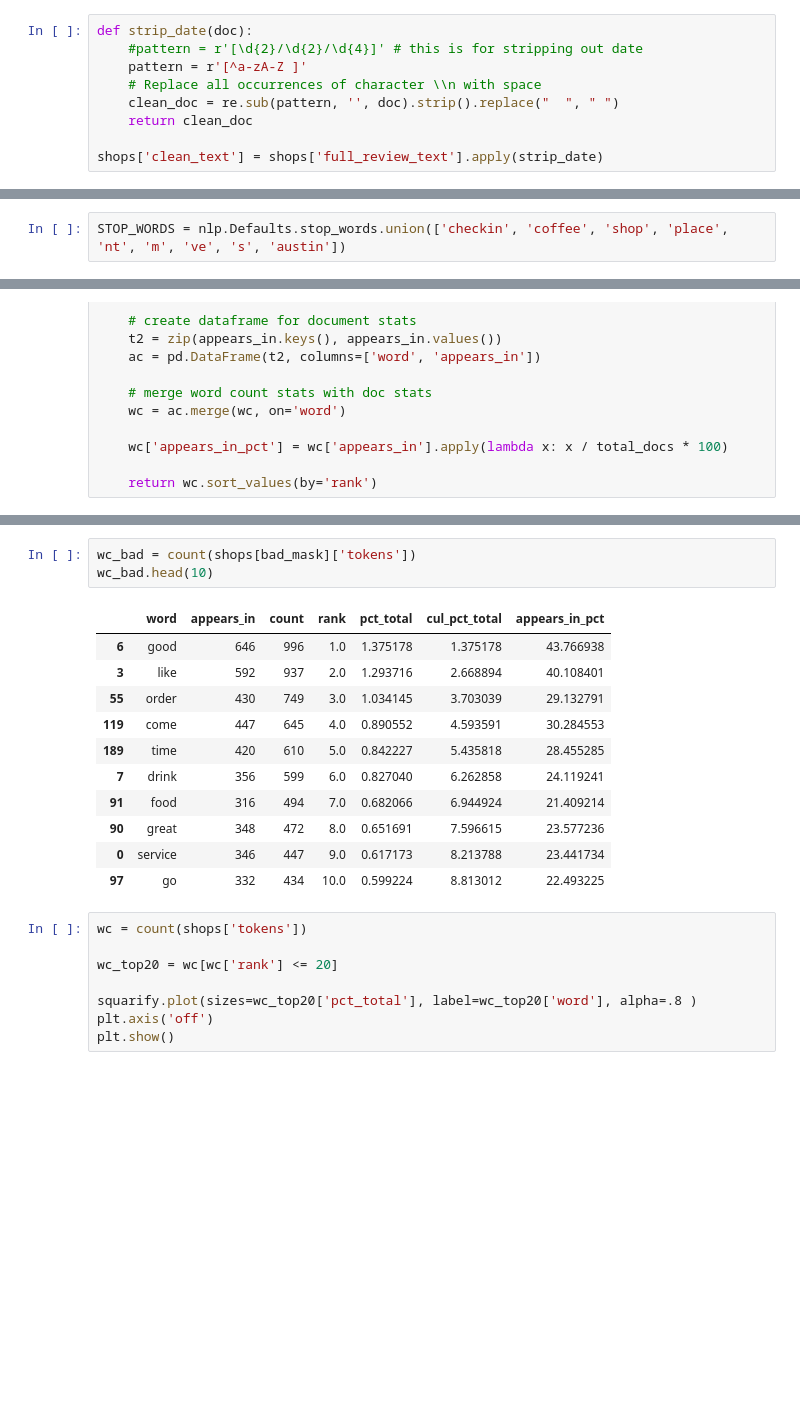
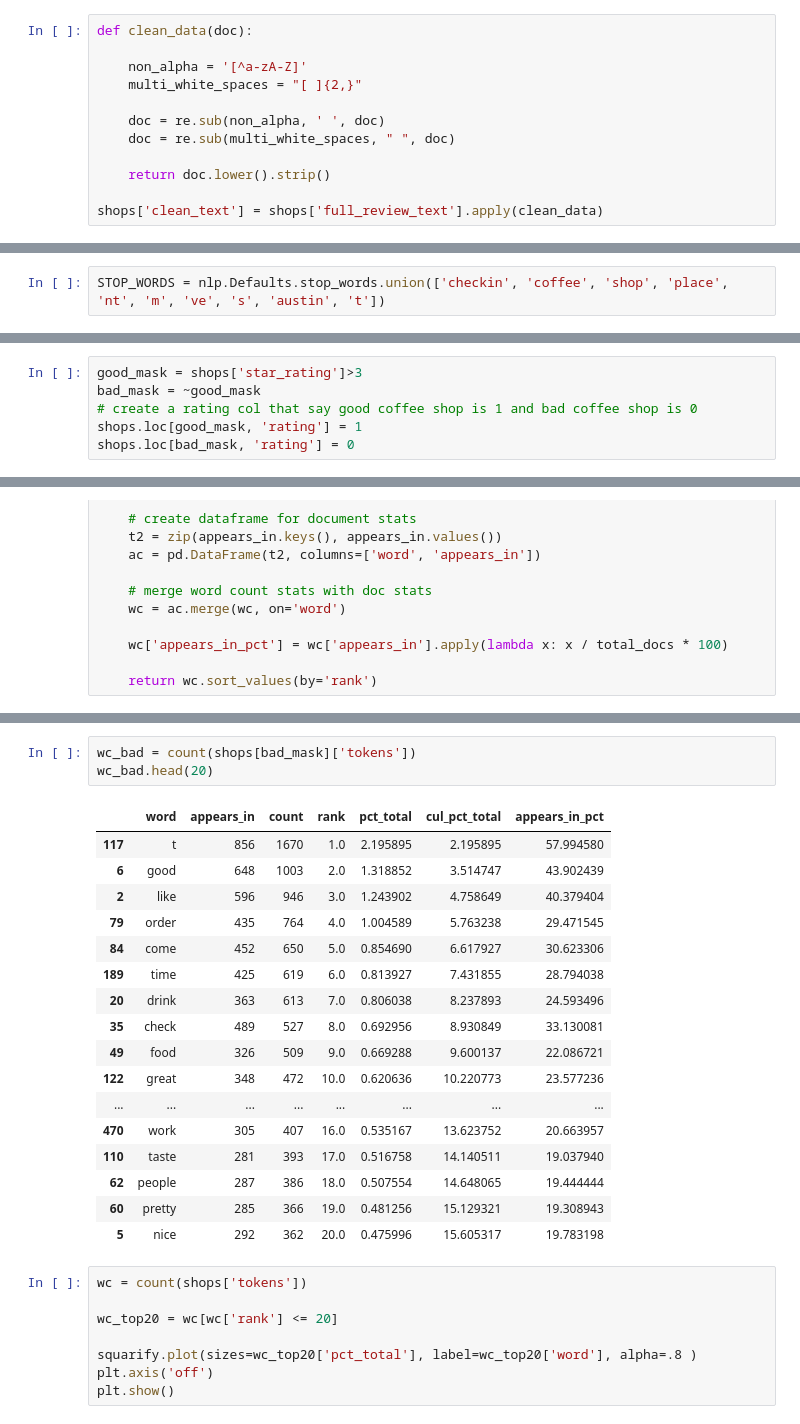
Before and after one commit to minh14496/DS-Unit-4-Sprint-1-NLP, a Jupyter notebook: module1-text-data/LS_DS_411_Text_Data_Assignment.ipynb, the cells around one changed output, grey strips where cells are left out. Saved outputs shown, nothing was run; the diff lists cells and outputs as text; blank space fills up the shorter version.

```diff
--- a/module1-text-data/LS_DS_411_Text_Data_Assignment.ipynb
+++ b/module1-text-data/LS_DS_411_Text_Data_Assignment.ipynb
@@ -66,15 +56,18 @@ True      100
 Name: coffee_shop_name, dtype: int64
 # %%
 shops['star_rating'] = shops['star_rating'].apply(lambda x: float(x[:4].strip()))
-# %%
-def strip_date(doc):
-    #pattern = r'[\d{2}/\d{2}/\d{4}]' # this is for stripping out date
-    pattern = r'[^a-zA-Z ]'
-    # Replace all occurrences of character \\n with space
-    clean_doc = re.sub(pattern, '', doc).strip().replace("  ", " ")
-    return clean_doc
-
-shops['clean_text'] = shops['full_review_text'].apply(strip_date)
+# %%
+def clean_data(doc):
+
+    non_alpha = '[^a-zA-Z]'
+    multi_white_spaces = "[ ]{2,}"
+
+    doc = re.sub(non_alpha, ' ', doc)
+    doc = re.sub(multi_white_spaces, " ", doc)
+
+    return doc.lower().strip()
+
+shops['clean_text'] = shops['full_review_text'].apply(clean_data)
 # %%
 shops.head()
 # %% [output]
@@ -87,5 +80,5 @@ shops.head()
 # %%
-STOP_WORDS = nlp.Defaults.stop_words.union(['checkin', 'coffee', 'shop', 'place', 'nt', 'm', 've', 's', 'austin'])
+STOP_WORDS = nlp.Defaults.stop_words.union(['checkin', 'coffee', 'shop', 'place', 'nt', 'm', 've', 's', 'austin', 't'])
 # %%
 # nested list that stores all tokens from all docs
 tokens = []
@@ -117,3 +109,9 @@ bad_mask = ~good_mask
+# %%
+good_mask = shops['star_rating']>3
+bad_mask = ~good_mask
+# create a rating col that say good coffee shop is 1 and bad coffee shop is 0
+shops.loc[good_mask, 'rating'] = 1
+shops.loc[bad_mask, 'rating'] = 0
 # %%
 def count(tokens):
     """
@@ -176,18 +180,24 @@ wc_good.head(10)
 # %%
 wc_bad = count(shops[bad_mask]['tokens'])
-wc_bad.head(10)
+wc_bad.head(20)
 # %% [output]
 |  | word | appears_in | count | rank | pct_total | cul_pct_total | appears_in_pct |
-| 6 | good | 646 | 996 | 1.0 | 1.375178 | 1.375178 | 43.766938 |
-| 3 | like | 592 | 937 | 2.0 | 1.293716 | 2.668894 | 40.108401 |
-| 55 | order | 430 | 749 | 3.0 | 1.034145 | 3.703039 | 29.132791 |
-| 119 | come | 447 | 645 | 4.0 | 0.890552 | 4.593591 | 30.284553 |
-| 189 | time | 420 | 610 | 5.0 | 0.842227 | 5.435818 | 28.455285 |
-| 7 | drink | 356 | 599 | 6.0 | 0.827040 | 6.262858 | 24.119241 |
-| 91 | food | 316 | 494 | 7.0 | 0.682066 | 6.944924 | 21.409214 |
-| 90 | great | 348 | 472 | 8.0 | 0.651691 | 7.596615 | 23.577236 |
-| 0 | service | 346 | 447 | 9.0 | 0.617173 | 8.213788 | 23.441734 |
-| 97 | go | 332 | 434 | 10.0 | 0.599224 | 8.813012 | 22.493225 |
+| 117 | t | 856 | 1670 | 1.0 | 2.195895 | 2.195895 | 57.994580 |
+| 6 | good | 648 | 1003 | 2.0 | 1.318852 | 3.514747 | 43.902439 |
+| 2 | like | 596 | 946 | 3.0 | 1.243902 | 4.758649 | 40.379404 |
+| 79 | order | 435 | 764 | 4.0 | 1.004589 | 5.763238 | 29.471545 |
+| 84 | come | 452 | 650 | 5.0 | 0.854690 | 6.617927 | 30.623306 |
+| 189 | time | 425 | 619 | 6.0 | 0.813927 | 7.431855 | 28.794038 |
+| 20 | drink | 363 | 613 | 7.0 | 0.806038 | 8.237893 | 24.593496 |
+| 35 | check | 489 | 527 | 8.0 | 0.692956 | 8.930849 | 33.130081 |
+| 49 | food | 326 | 509 | 9.0 | 0.669288 | 9.600137 | 22.086721 |
+| 122 | great | 348 | 472 | 10.0 | 0.620636 | 10.220773 | 23.577236 |
+| ... | ... | ... | ... | ... | ... | ... | ... |
+| 470 | work | 305 | 407 | 16.0 | 0.535167 | 13.623752 | 20.663957 |
+| 110 | taste | 281 | 393 | 17.0 | 0.516758 | 14.140511 | 19.037940 |
+| 62 | people | 287 | 386 | 18.0 | 0.507554 | 14.648065 | 19.444444 |
+| 60 | pretty | 285 | 366 | 19.0 | 0.481256 | 15.129321 | 19.308943 |
+| 5 | nice | 292 | 362 | 20.0 | 0.475996 | 15.605317 | 19.783198 |
 # %%
 wc = count(shops['tokens'])
 
```
Also changed, not shown: parts of 7 cells of this notebook, 3 other files.
